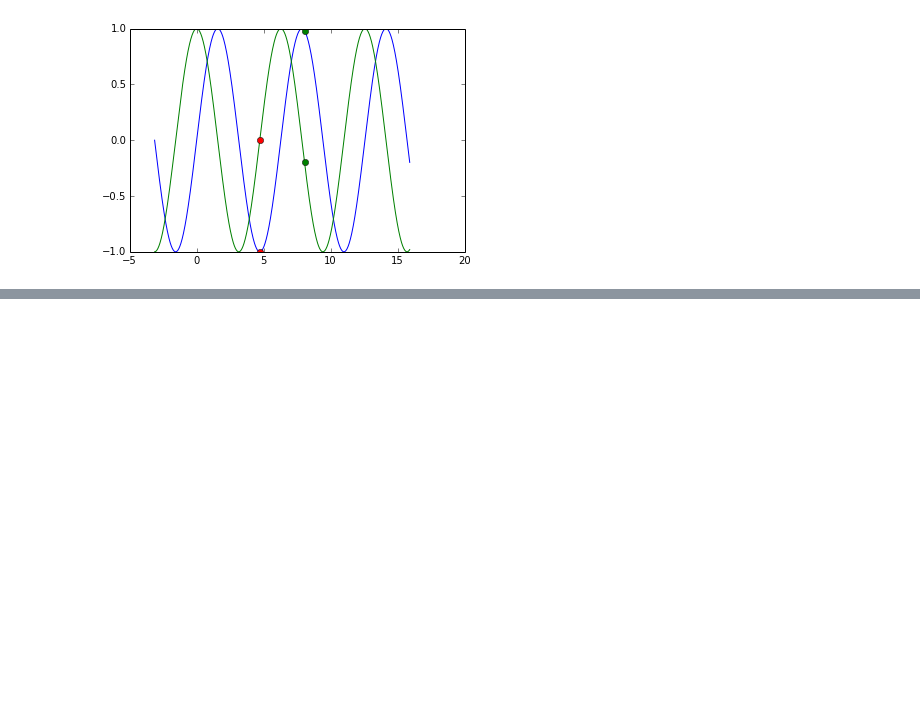
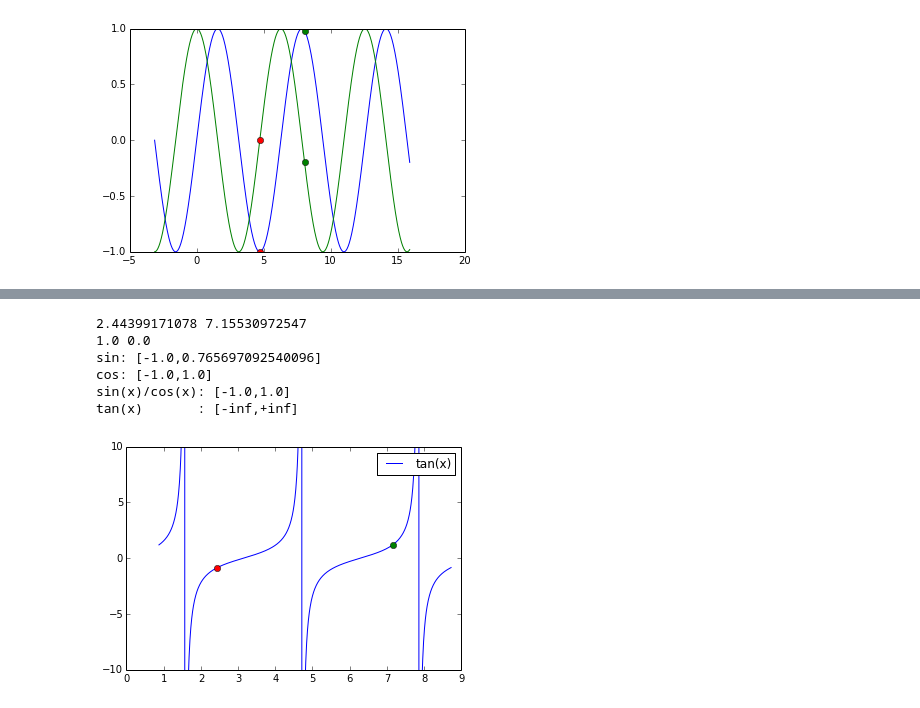
Before and after one commit to dpsanders/interval_arithmetic, a Jupyter notebook: Test_SinCos.ipynb, the cells around one changed output, grey strips where cells are left out. Cells and saved outputs as stored; diff of their text form; code cells hidden in the pictures; blank space fills up the shorter version.

```diff
--- a/Test_SinCos.ipynb
+++ b/Test_SinCos.ipynb
@@ -115,0 +128,27 @@ cos: [0.693050229903745,1.0]
+# %%
+ii = 10
+alow, ahig = x_list[ii]
+x = Intervalo(alow,ahig)
+
+xx = np.linspace( alow -pi/2., ahig + pi/2., 1000)
+plt.plot(xx,np.tan(xx),label="tan(x)")
+plt.plot(alow,np.tan(alow),'ro')
+plt.plot(ahig,np.tan(ahig),'go')
+plt.ylim(-10, 10)
+plt.legend()
+
+print alow, ahig
+print mp.floor( (alow%pi)/pi_half ), mp.floor( (ahig%pi)/pi_half )
+print "sin:", sin( x )
+print "cos:", cos( x )
+#print "tan:", mp.tan(float(alow)), mp.tan(float(ahig))
+print "sin(x)/cos(x):", sin(x)/cos(x)
+print "tan(x)       :", tan(x)
+# %% [output]
+2.44399171078 7.15530972547
+1.0 0.0
+sin: [-1.0,0.765697092540096]
+cos: [-1.0,1.0]
+sin(x)/cos(x): [-1.0,1.0]
+tan(x)       : [-inf,+inf]
+[figure, added]
```
Also changed, not shown: parts of 4 cells of this notebook, 1 other file.
